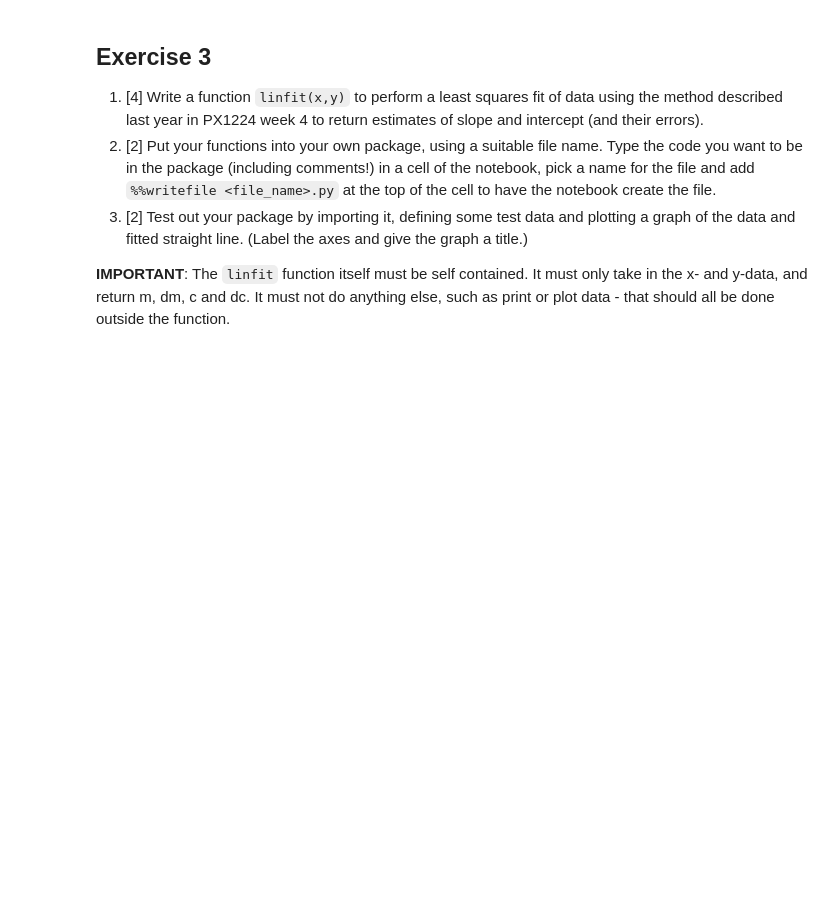
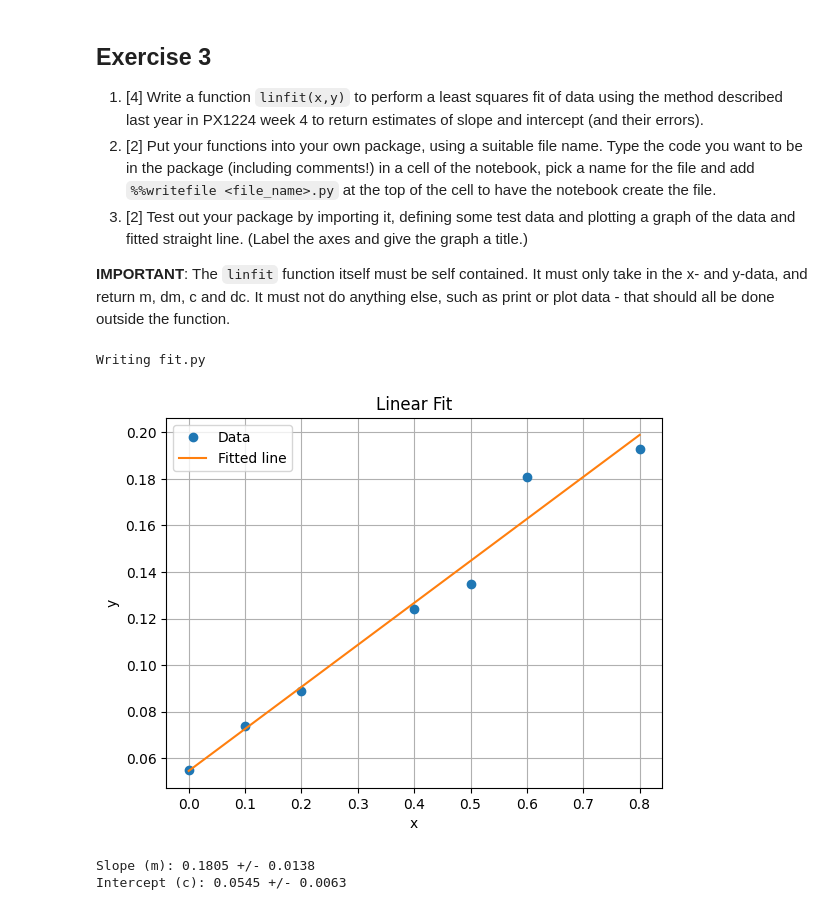
Before and after one commit to PX2145-2025/week-2-b-hughesethan, a Jupyter notebook: Functions.ipynb, the cells around one changed output. Saved outputs shown, nothing was run; the diff lists cells and outputs as text; code cells hidden in the pictures; blank space fills up the shorter version.

```diff
--- a/Functions.ipynb
+++ b/Functions.ipynb
@@ -395,3 +394,54 @@ Based on the calculations, I conclude that the satelite is on the
   3. [2] Test out your package by importing it, defining some test data and plotting a graph of the data and fitted straight line. (Label the axes and give the graph a title.)
 
 **IMPORTANT**: The `linfit` function itself must be self contained. It must only take in the x- and y-data, and return m, dm, c and dc. It must not do anything else, such as print or plot data - that should all be done outside the function.
+# %%
+%%writefile fit.py
+from numpy import sqrt
+def linfit(x, y):
+    n = len(x)
+    sum_x = sum(x)
+    sum_y = sum(y)
+    sum_xy = sum(x * y)
+    sum_x_sq = sum(x**2)
+    sum_y_sq = sum(y**2)
+
+    delta = n * sum_x_sq - sum_x**2
+
+    m = (n * sum_xy - sum_x * sum_y) / delta
+    c = (sum_y * sum_x_sq - sum_x * sum_xy) / delta
+
+    # Calculate errors
+    sigma_y_sq = (sum_y_sq - c * sum_y - m * sum_xy) / (n - 2)
+    sigma_y = sqrt(sigma_y_sq)
+
+    dm = sigma_y * sqrt(n / delta)
+    dc = sigma_y * sqrt(sum_x_sq / delta)
+
+    return m, dm, c, dc
+# %% [output]
+Writing fit.py
+# %%
+from fit import linfit
+
+x = np.array([0, 0.1, 0.2, 0.4,0.5,0.6,0.8])
+y = np.array([0.055, 0.074, 0.089, 0.124, 0.135,0.181,0.193])
+
+# Call linfit and get the parameters
+m, dm, c, dc = linfit(x, y)
+
+plt.plot(x,y, 'o', label='Data') # Plot data points
+plt.plot(x, m*x + c, label='Fitted line') # Plot the fitted line
+plt.xlabel("x")
+plt.ylabel("y")
+plt.title("Linear Fit")
+plt.legend()
+plt.grid(True)
+plt.show()
+
+# Print the results of the fit
+print(f"Slope (m): {m:.4f} +/- {dm:.4f}")
+print(f"Intercept (c): {c:.4f} +/- {dc:.4f}")
+# %% [output]
+[figure, added]
+Slope (m): 0.1805 +/- 0.0138
+Intercept (c): 0.0545 +/- 0.0063
```
Also changed, not shown: parts of 2 cells of this notebook.
